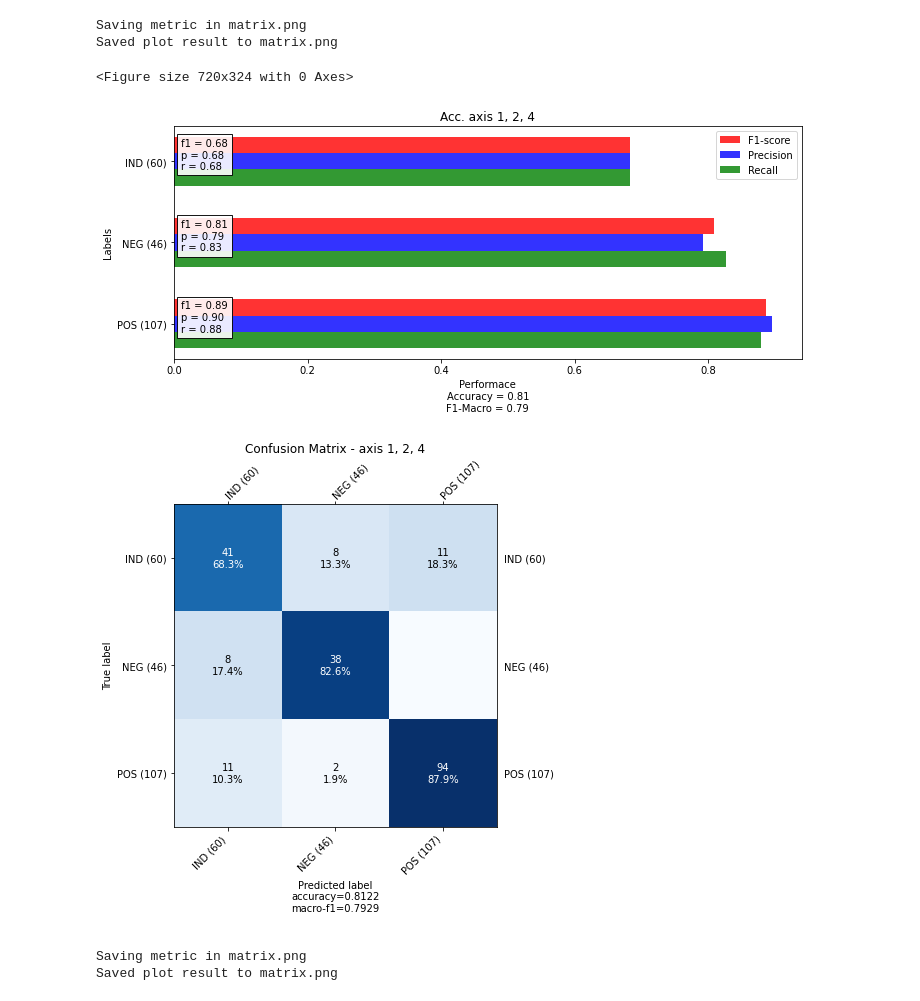
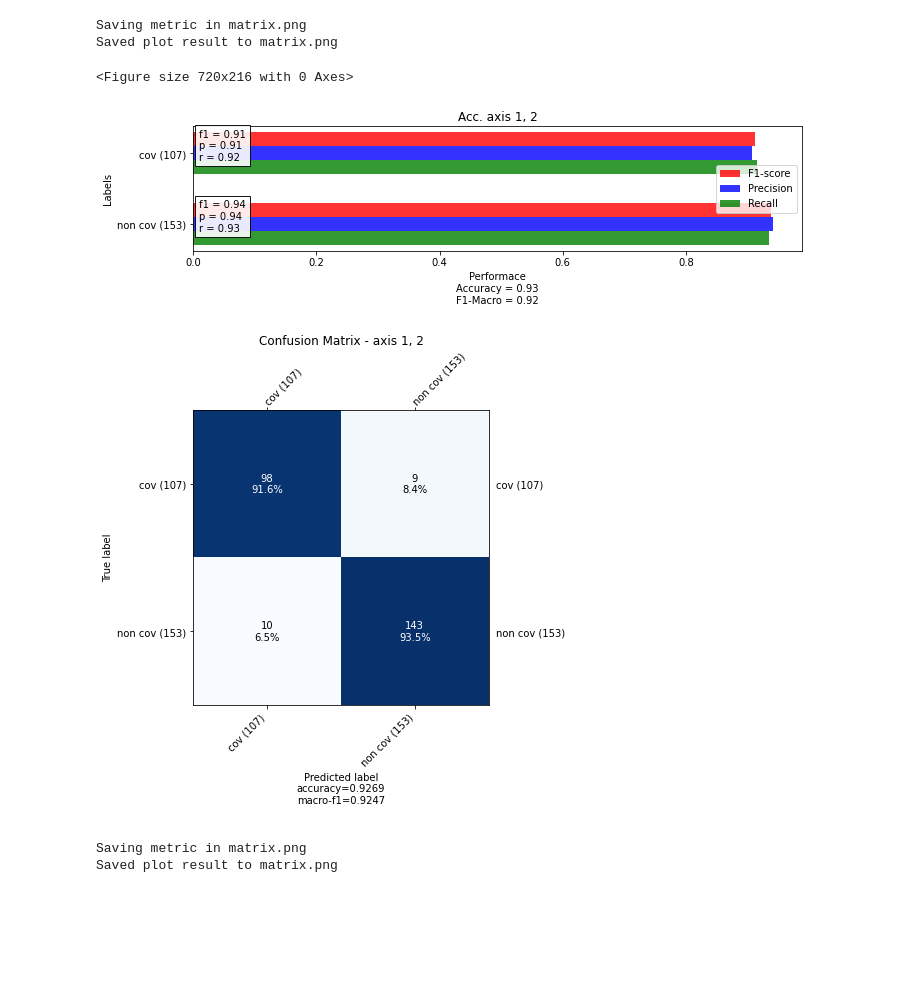
Before and after one commit to noamlr/img3d-lung-class, a Jupyter notebook: plot_metrics.ipynb, the cells around one changed output. Saved outputs shown, nothing was run; the diff lists cells and outputs as text; code cells hidden in the pictures; blank space fills up the shorter version.

```diff
--- a/plot_metrics.ipynb
+++ b/plot_metrics.ipynb
@@ -515,36 +515,36 @@ def main(args):
 # %%
 # confusion_matrix = np.array([[66,2,5], [1,26,2], [10,4,16]])
 # confusion_matrix = np.array([[67, 2, 4], [0, 26, 3], [7, 7, 16]])
-confusion_matrix = np.array([[41,8, 11],[8,38, 0], [11, 2, 94]])
-labels = ["IND", "NEG", "POS"]
+confusion_matrix = np.array([[98, 9],[10, 143]])
+labels = ["cov", "non cov"]
 
 plot_labels_metrics(
                 cm=confusion_matrix,
                 normalize=False,
                 labels=labels,
                 show_zero=False,
-                title='Acc. axis 1, 2, 4',
+                title='Acc. axis 1, 2',
                 clear_diagonal=False,
                 figsize=(15, 105),
                 output_file="matrix.png"
             )
 plot_confusion_matrix(
                 cm=confusion_matrix,
                 normalize=False,
                 labels=labels,
                 show_zero=False,
-                title="Confusion Matrix - axis 1, 2, 4",
+                title="Confusion Matrix - axis 1, 2",
                 clear_diagonal=False,
                 output_file="matrix.png",
                 figsize=(10, 7)
 #                 verbose=args.verbose,
             )
 # %% [output]
 Saving metric in matrix.png
 Saved plot result to matrix.png
-<Figure size 720x324 with 0 Axes>
+<Figure size 720x216 with 0 Axes>
-[figure, old version]
+[figure, new version]
-[figure, old version]
+[figure, new version]
 # %%
 # 6 eixos
 # 42 imagens
```
Also changed, not shown: 5 other files.
